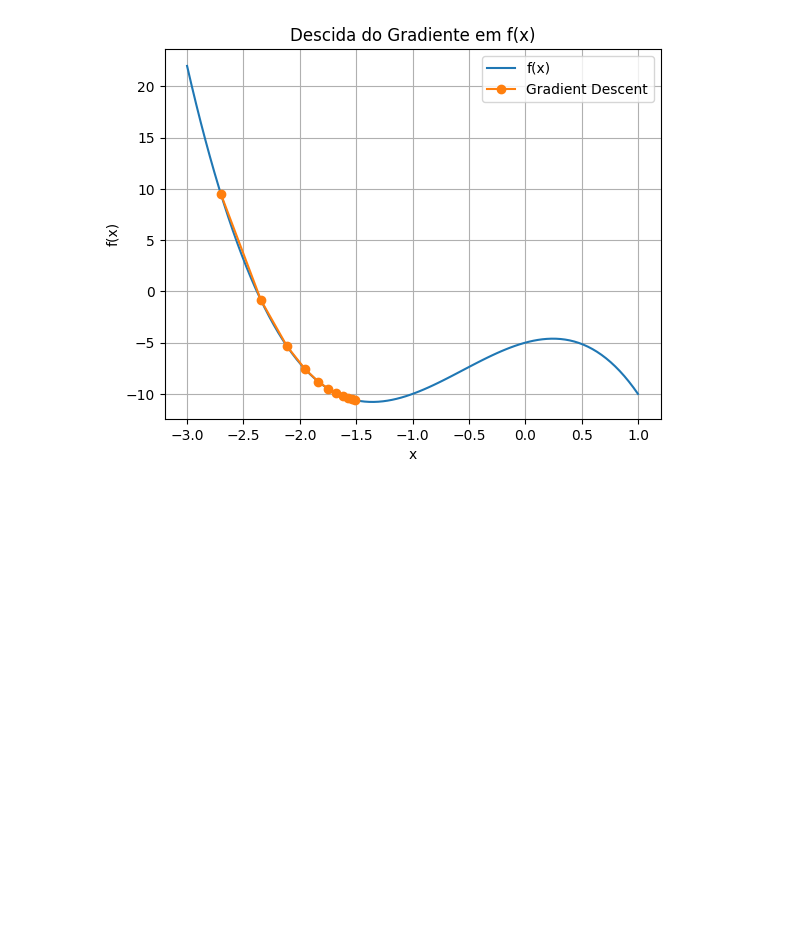
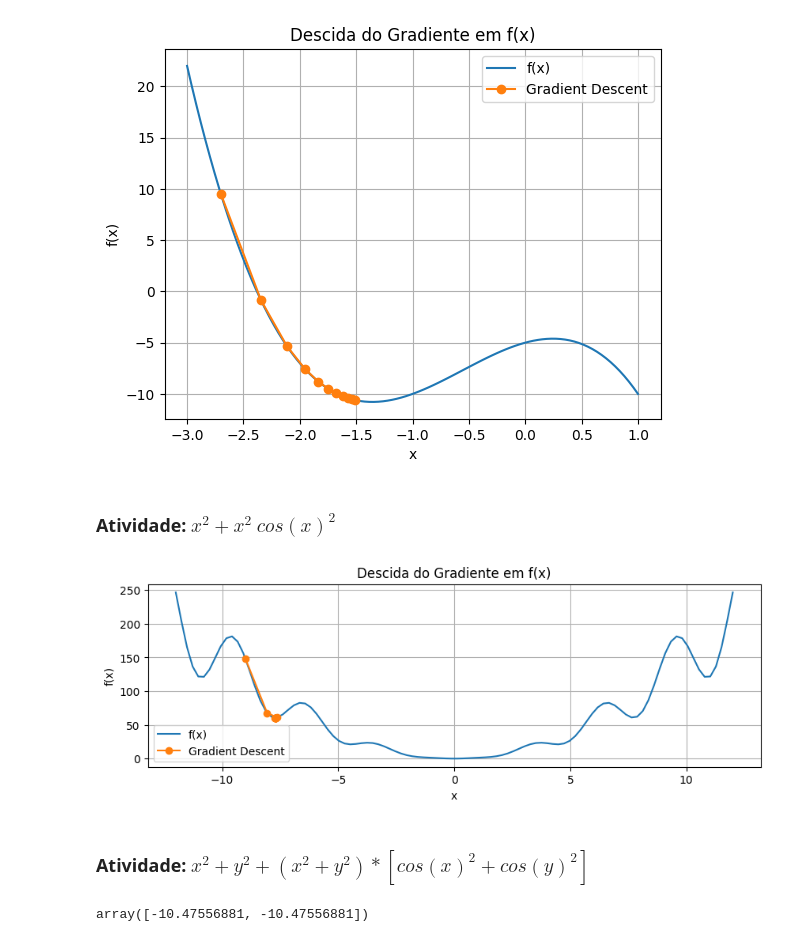
Before and after one commit to hygo2025/rna, a Jupyter notebook: descida_do_gradiente_intro-especificacao.ipynb, the cells around one changed output. Cells and saved outputs as stored; diff of their text form; code cells hidden in the pictures; blank space fills up the shorter version.

```diff
--- a/descida_do_gradiente_intro-especificacao.ipynb
+++ b/descida_do_gradiente_intro-especificacao.ipynb
@@ -369,0 +614,20 @@ plt.show()
+# %%
+import numpy as np
+import plotly.graph_objects as go
+
+def objective_fn(w):
+    x, y = w
+    return x**2 * y
+
+# Gradient of the function
+def gradient_fn(w):
+    x, y = w
+    return np.array([2*x*y, x**2])
+
+
+# Run gradient descent
+initial_w = np.array([2.5, 2.5])
+learning_rate = 0.25
+n_iter = 30
+history = gradient_descent(gradient_fn, initial_w, learning_rate, n_iter)
+history[-1]
@@ -450,3 +765,26 @@ history = gradient_descent(
 plot_history_2d(-3, 1, objective_fn, history)
 # %% [output]
 [figure]
+# %% [markdown]
+### Atividade: $x^2 + x^2\ cos(x)^2 $
+# %%
+import numpy as np
+
+def objective_fn(x):
+    return x ** 2 + (x ** 2) * (np.cos(x) ** 2)
+
+def gradient_fn(x):
+    return ...  # <<< TODO
+# %%
+history = gradient_descent(
+    gradient_fn,
+    initial_val=-9,
+    learning_rate=1e-2,
+    n_iter=20)
+
+plt.figure(figsize=(10, 3))
+plot_history_2d(-12, 12, objective_fn, history)
+# %% [output]
+[figure, added]
+# %% [markdown]
+### Atividade: $x^2 + y^2 + \left( x^2 + y^2 \right) * \left[cos(x)^2 + cos(y)^2 \right]$
@@ -452,0 +801,10 @@ plot_history_2d(-3, 1, objective_fn, history)
+# %%
+history = gradient_descent(
+    gradient_fn,
+    initial_val=np.array([-15, -15]),
+    learning_rate=0.005,
+    n_iter=20)
+
+history[-1]
+# %% [output]
+array([-10.47556881, -10.47556881])
```
Also changed, not shown: parts of 38 cells of this notebook, 4 other files.
